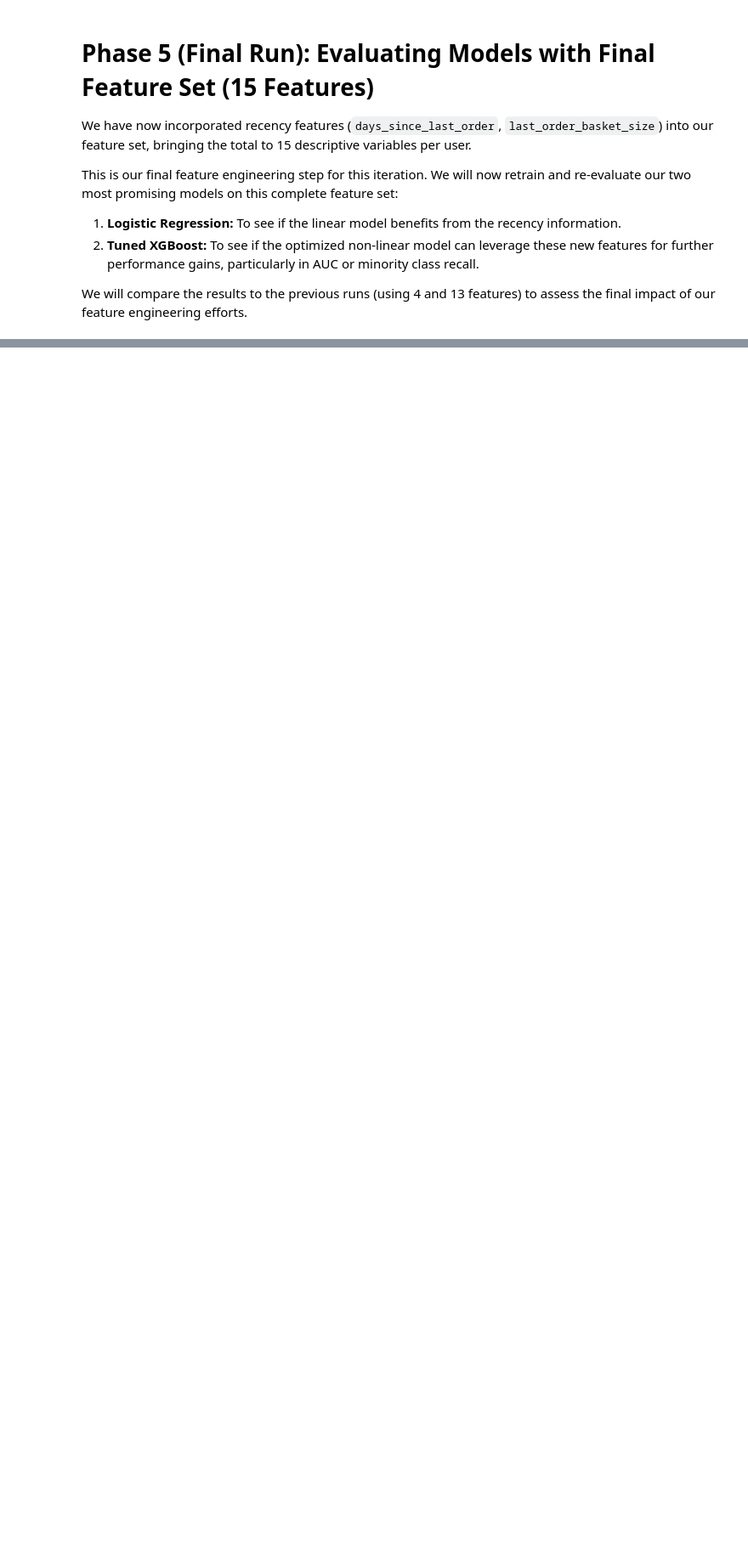
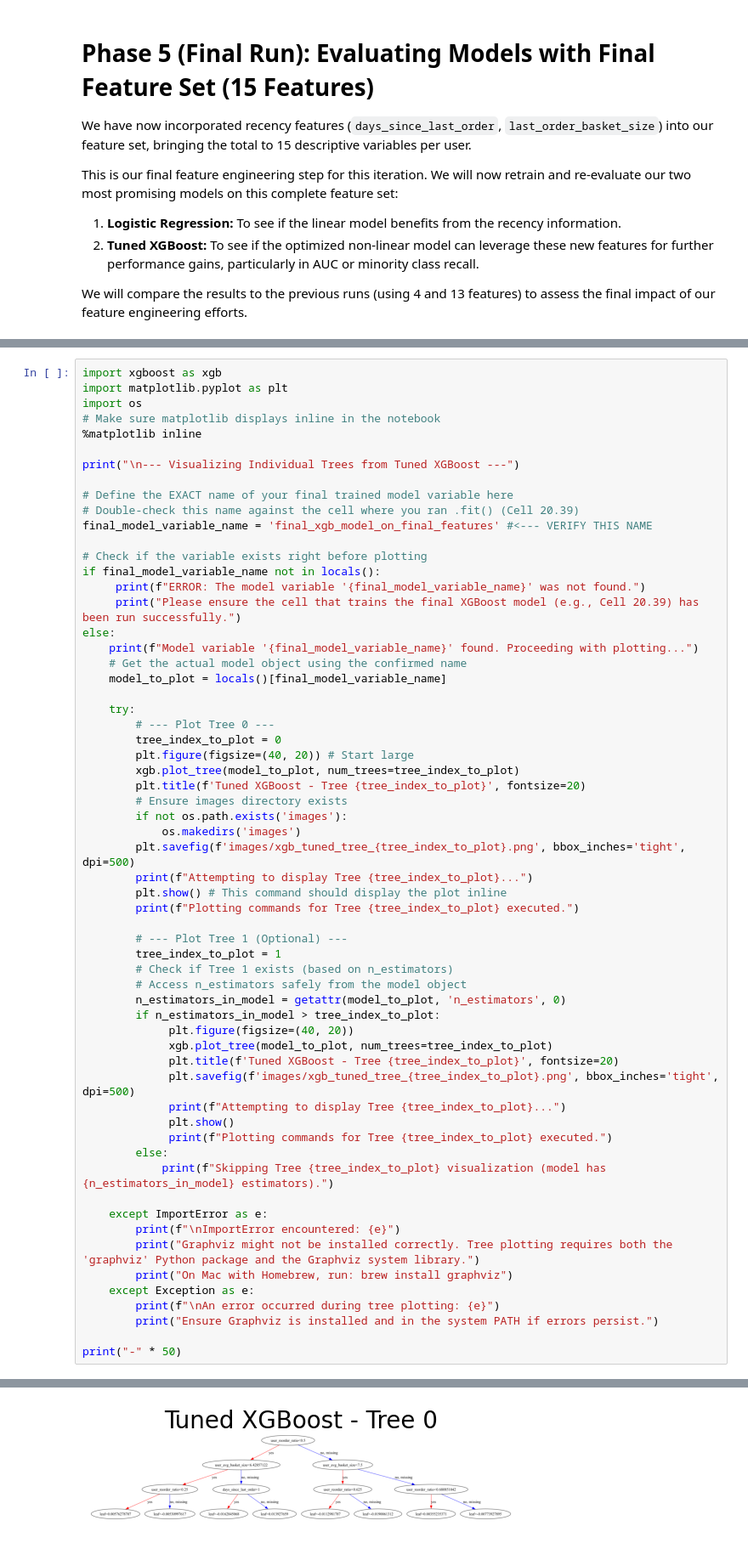
Before and after one commit to Onoh9/instacart-ml-project, a Jupyter notebook: EDA.ipynb, the cells around one changed output, grey strips where cells are left out. Shown at 85% size. Saved outputs shown, nothing was run; the diff lists cells and outputs as text; blank space fills up the shorter version.

```diff
--- a/EDA.ipynb
+++ b/EDA.ipynb
@@ -2761,0 +2775,62 @@ Phase 5 (Final Run) - Tuned XGBoost Complete. Time taken: 0.98 seconds.
+# %%
+import xgboost as xgb
+import matplotlib.pyplot as plt
+import os
+# Make sure matplotlib displays inline in the notebook
+%matplotlib inline
+
+print("\n--- Visualizing Individual Trees from Tuned XGBoost ---")
+
+# Define the EXACT name of your final trained model variable here
+# Double-check this name against the cell where you ran .fit() (Cell 20.39)
+final_model_variable_name = 'final_xgb_model_on_final_features' #<--- VERIFY THIS NAME
+
+# Check if the variable exists right before plotting
+if final_model_variable_name not in locals():
+     print(f"ERROR: The model variable '{final_model_variable_name}' was not found.")
+     print("Please ensure the cell that trains the final XGBoost model (e.g., Cell 20.39) has been run successfully.")
+else:
+    print(f"Model variable '{final_model_variable_name}' found. Proceeding with plotting...")
+    # Get the actual model object using the confirmed name
+    model_to_plot = locals()[final_model_variable_name]
+
+    try:
+        # --- Plot Tree 0 ---
+        tree_index_to_plot = 0
+        plt.figure(figsize=(40, 20)) # Start large
+        xgb.plot_tree(model_to_plot, num_trees=tree_index_to_plot)
+        plt.title(f'Tuned XGBoost - Tree {tree_index_to_plot}', fontsize=20)
+        # Ensure images directory exists
+        if not os.path.exists('images'):
+            os.makedirs('images')
+        plt.savefig(f'images/xgb_tuned_tree_{tree_index_to_plot}.png', bbox_inches='tight', dpi=500)
+        print(f"Attempting to display Tree {tree_index_to_plot}...")
+        plt.show() # This command should display the plot inline
+        print(f"Plotting commands for Tree {tree_index_to_plot} executed.")
+
+        # --- Plot Tree 1 (Optional) ---
+        tree_index_to_plot = 1
+        # Check if Tree 1 exists (based on n_estimators)
+        # Access n_estimators safely from the model object
+        n_estimators_in_model = getattr(model_to_plot, 'n_estimators', 0)
+        if n_estimators_in_model > tree_index_to_plot:
+             plt.figure(figsize=(40, 20))
+             xgb.plot_tree(model_to_plot, num_trees=tree_index_to_plot)
+             plt.title(f'Tuned XGBoost - Tree {tree_index_to_plot}', fontsize=20)
+             plt.savefig(f'images/xgb_tuned_tree_{tree_index_to_plot}.png', bbox_inches='tight', dpi=500)
+             print(f"Attempting to display Tree {tree_index_to_plot}...")
+             plt.show()
+             print(f"Plotting commands for Tree {tree_index_to_plot} executed.")
+        else:
+            print(f"Skipping Tree {tree_index_to_plot} visualization (model has {n_estimators_in_model} estimators).")
+
+    except ImportError as e:
+        print(f"\nImportError encountered: {e}")
+        print("Graphviz might not be installed correctly. Tree plotting requires both the 'graphviz' Python package and the Graphviz system library.")
+        print("On Mac with Homebrew, run: brew install graphviz")
+    except Exception as e:
+        print(f"\nAn error occurred during tree plotting: {e}")
+        print("Ensure Graphviz is installed and in the system PATH if errors persist.")
+
+print("-" * 50)
+# %% [output]
@@ -2761,0 +2841 @@ Phase 5 (Final Run) - Tuned XGBoost Complete. Time taken: 0.98 seconds.
+[figure, added]
```
Also changed, not shown: parts of 14 cells of this notebook, 7 other files.
